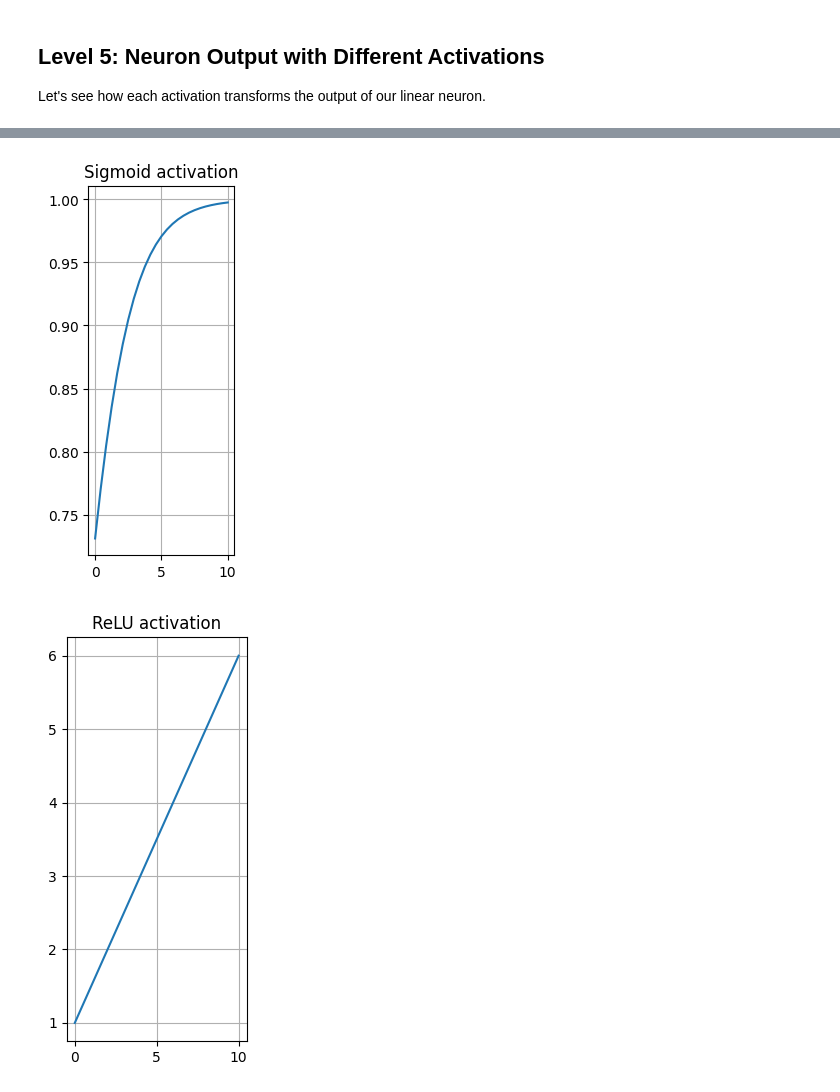
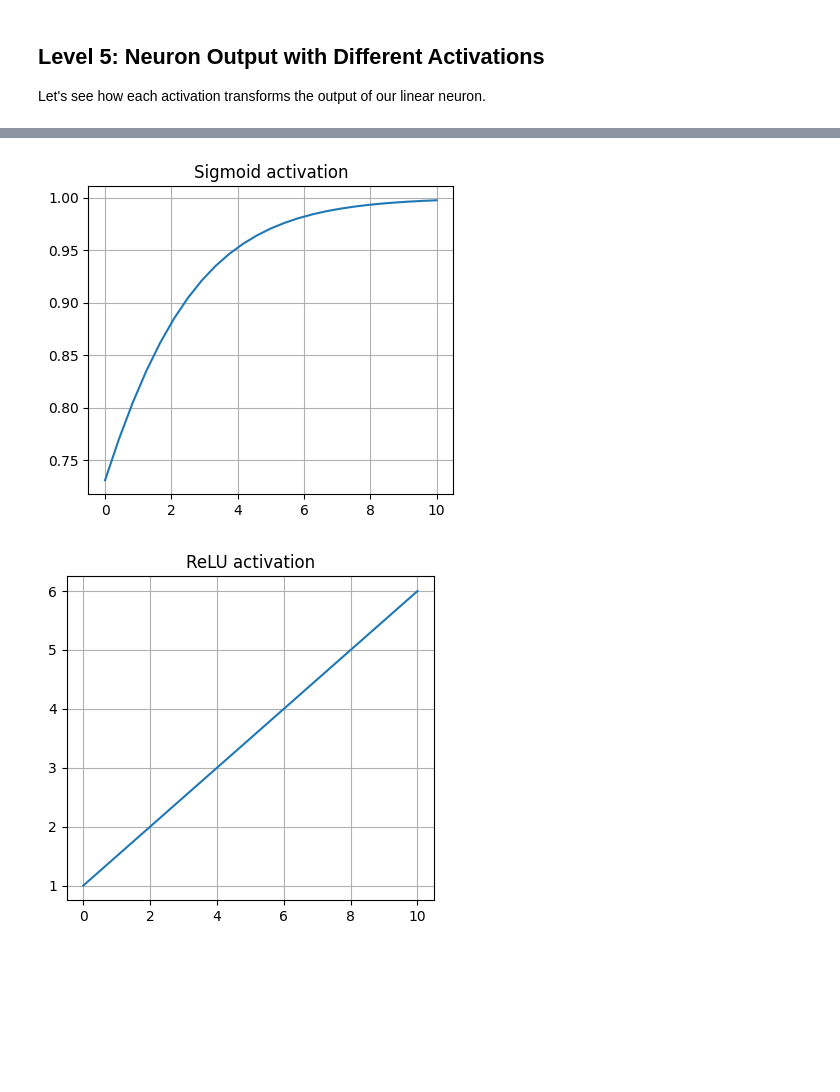
Before and after one commit to catsnravens/DLwCUDA_2026, a Jupyter notebook: dlwc/lab4/ex3.ipynb, the cells around one changed output, grey strips where cells are left out. Cells and saved outputs as stored; diff of their text form; code cells hidden in the pictures; blank space fills up the shorter version.

```diff
--- a/dlwc/lab4/ex3.ipynb
+++ b/dlwc/lab4/ex3.ipynb
@@ -130,15 +130,18 @@ plt.grid(True)
 # %%
+plt.figure(figsize=(16, 4))
 plt.subplot(1, 3, 2)
 plt.plot(X[:, 0], sigmoid(z_raw))
 plt.title("Sigmoid activation")
 plt.grid(True)
 # %% [output]
-[figure, old version]
+[figure, new version]
 # %%
+plt.figure(figsize=(12, 4))
+
 plt.subplot(1, 3, 3)
 plt.plot(X[:, 0], relu(z_raw))
 plt.title("ReLU activation")
 plt.grid(True)
 plt.tight_layout()
 # %% [output]
-[figure, old version]
+[figure, new version]
```
Also changed, not shown: parts of 1 cell of this notebook.
